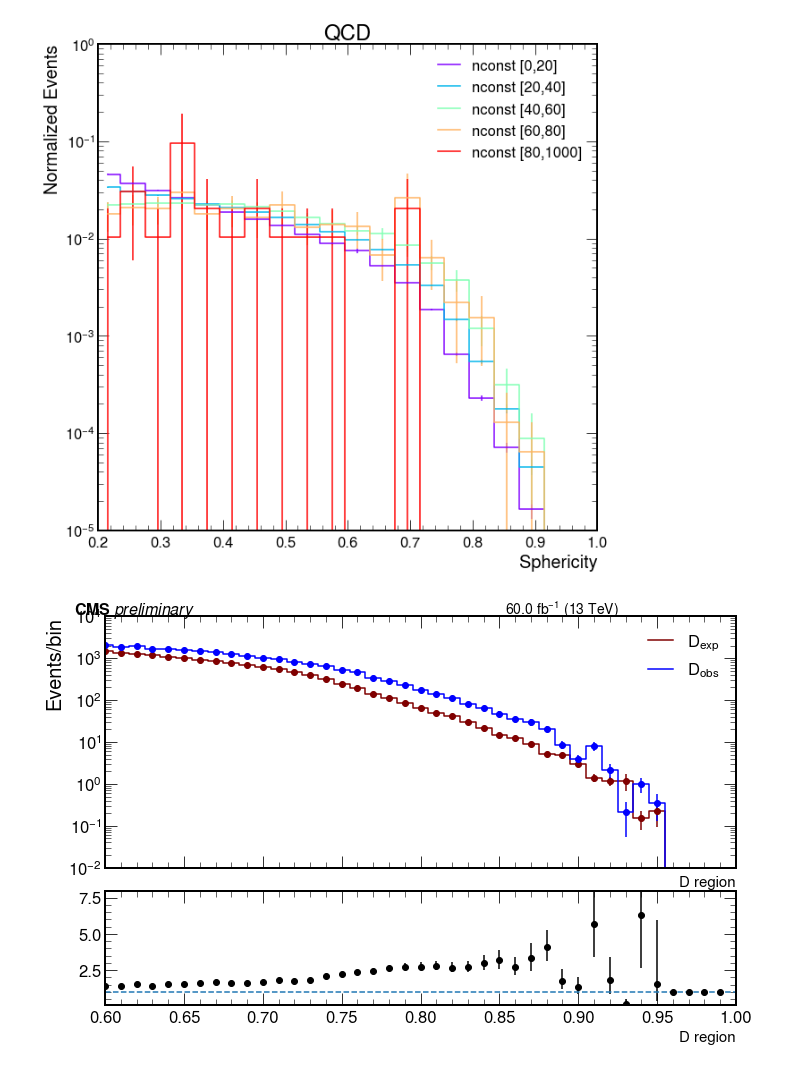
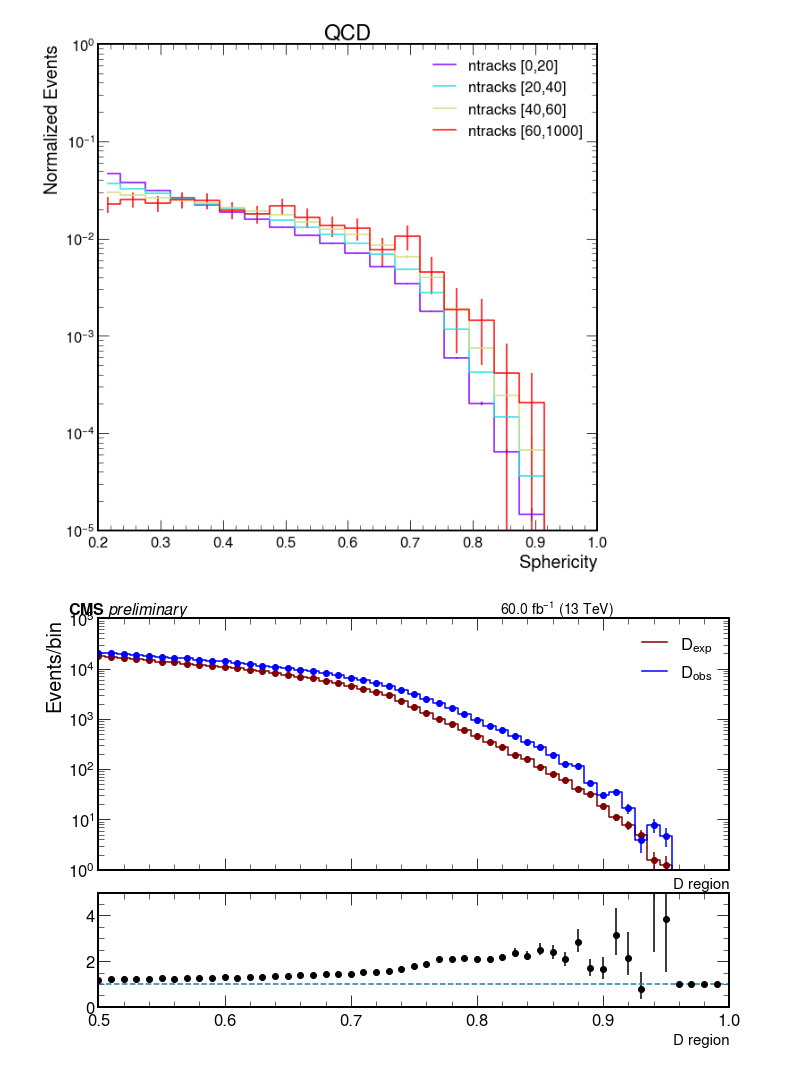
Before and after one commit to SUEPPhysics/SUEPCoffea_dask, a Jupyter notebook: plotting/plot.ipynb, the cells around one changed output. Drawn from its saved outputs; the diff is of its cells as text; code cells hidden in the pictures.

```diff
--- a/plotting/plot.ipynb
+++ b/plotting/plot.ipynb
@@ -177,7 +164,7 @@ for dataset in datasets:
     if generic and ('generic+' in dataset): SUEP_samples_toplot.append(dataset)
 
 for plot_label in showlist:
-    #if 'D_obs' in plot_label and (not unblind): continue
+    if 'D_obs' in plot_label and (not unblind): continue
     if '2D' in plot_label: continue
     save = plot_label in savelist
 
@@ -266,14 +247,13 @@ for dataset in datasets2d:
 ### 1D slices of a 2D plot for QCD
 
 # parameters
-plot_label = 'ABCDvars_2D_ch'   # name of the plot to be sliced
-slice_label = 'nconst'              # variable being sliced, used in the plot legend
+plot_label = '2D_spher_nconst_ch'   # name of the plot to be sliced
+slice_label = 'ntracks'              # variable being sliced, used in the plot legend
 # bins of values to be sliced
 # e.g. for equal slices use np.linspace(start, end, number of bins)
 # if not can specify as [[0,10],[20,40],[40,50],...]
-slices = [[0,20],[20,40],[40,60],[60,80],[80,1000]]
-
-
+#slices = [[0,20],[20,40],[40,60],[60,80],[80,100],[100,1000]]
+slices = [[0,20],[20,40],[40,60],[60,1000]]
 
 cmap = plt.cm.rainbow(np.linspace(0, 1, len(slices)))
 for i,QCD_sample in enumerate(QCD_plots.keys()):
@@ -318,7 +298,7 @@ plt.ylabel("Normalized Events")
 plt.xlabel("Sphericity")
 plt.savefig(plot_label+'_1D_slices'+file_ext)
 # %% [output]
-[figure, old version]
+[figure, new version]
 # %%
 ### Make D closure plot based on selection (e.g. 'ch', 'mult')
 selection = 'ch'
@@ -352,46 +332,46 @@ Dobs, x = hQCD_Dobs.to_numpy()
 ax1.step(x[:-1],Dobs, color='blue',label=r"$D_{obs}$", where= 'mid')
 ax1.errorbar(x[:-1],Dobs, yerr=hQCD_Dobs_errs, color="blue".upper(), fmt='o')
 
-xmin = 0.6
+xmin = 0.5
 ax1.set_yscale("log")
-ax1.set_ylim([0.01, 10000])
+ax1.set_ylim([1e0, 1e5])
 ax1.set_xlim([xmin,1.0])
 
 #Set parameters that will be used to make the plots prettier
 #max_y = ax1.gca().get_ylim()[1]
-max_y = 10000
+max_y = 1e5 + 1e4
 max_x = max(x[:-1])
 min_x = xmin
 x_range = max_x - min_x
 lower_label = min_x - x_range*0.05
 upper_label = max_x - x_range*0.35
 
 #X and Y labels (Do not use the central matplotlob default)
 ax1.set_xlabel('D region', x=1, ha='right', fontsize=15)
 ax1.set_ylabel("Events/bin", y=1, ha='right')
 
 cms = ax1.text(
         lower_label, max_y*1.08, u"CMS $\it{preliminary}$",
         fontsize=16, fontweight='bold',
 )
 
 lumi = ax1.text(
         upper_label, max_y*1.08, r"%.1f fb$^{-1}$ (13 TeV)" % 60,
         fontsize=14,
 )
 ax1.legend()
 
 ax2 = plt.subplot2grid((4,1), (2,0),sharex=ax1)
 plt.setp(ax1.get_xticklabels(), visible=False)
 yerrors = [Dobs/Dexp - (Dobs-hQCD_Dobs_errs)/(Dexp+hQCD_Dexp_errs),(Dobs+hQCD_Dobs_errs)/(Dexp-hQCD_Dexp_errs) - Dobs/Dexp]
 #yerrors = [(QCD_obs-QCD_obs_errors)/(QCD_exp+QCD_exp_errors),(QCD_obs+QCD_obs_errors)/(QCD_exp-QCD_exp_errors)]
 ax2.errorbar(x[:-1],np.where(Dobs>0,Dobs/Dexp,1),yerr=yerrors, color="black", fmt='o')
 ax2.axhline(1, ls="--")
-ax2.set_ylim(0.1,8)
+ax2.set_ylim(0,5)
 ax2.set_xlabel("D region", fontsize=15)
-plt.savefig("D_region_mult.pdf")
+plt.savefig("Dregion_closure_"+selection+file_ext)
 # %% [output]
-[figure, old version]
+[figure, new version]
 # %%
 from collections import defaultdict
 
```
Also changed, not shown: parts of 12 cells of this notebook, 1 other file.
